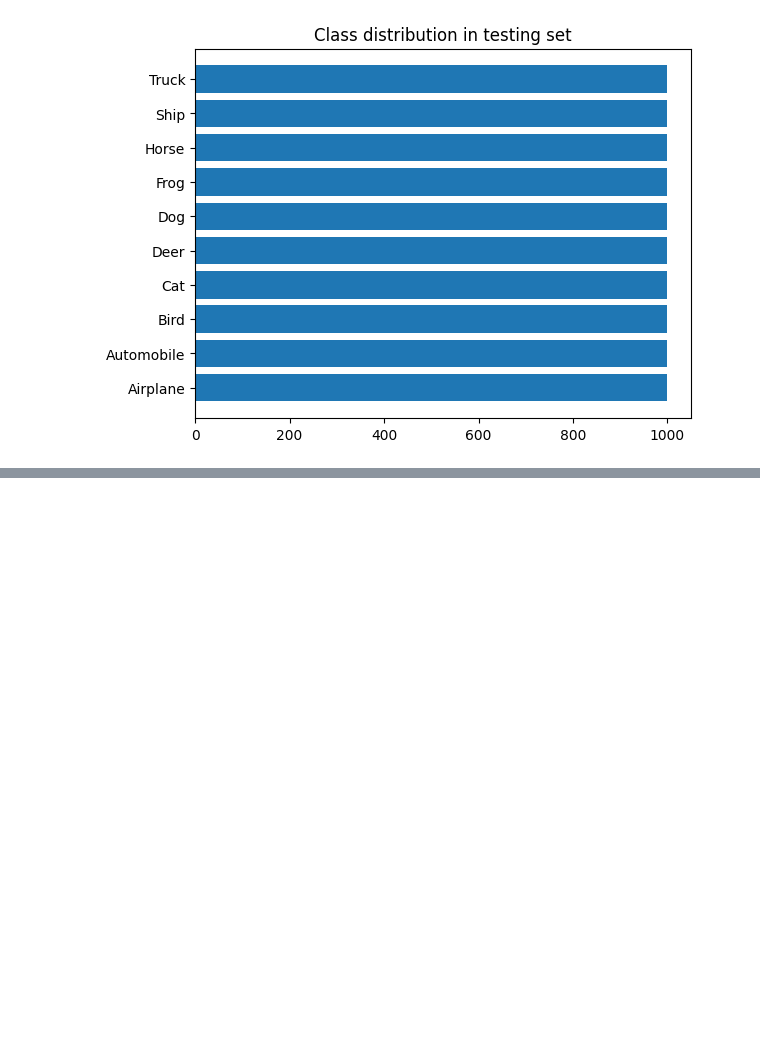
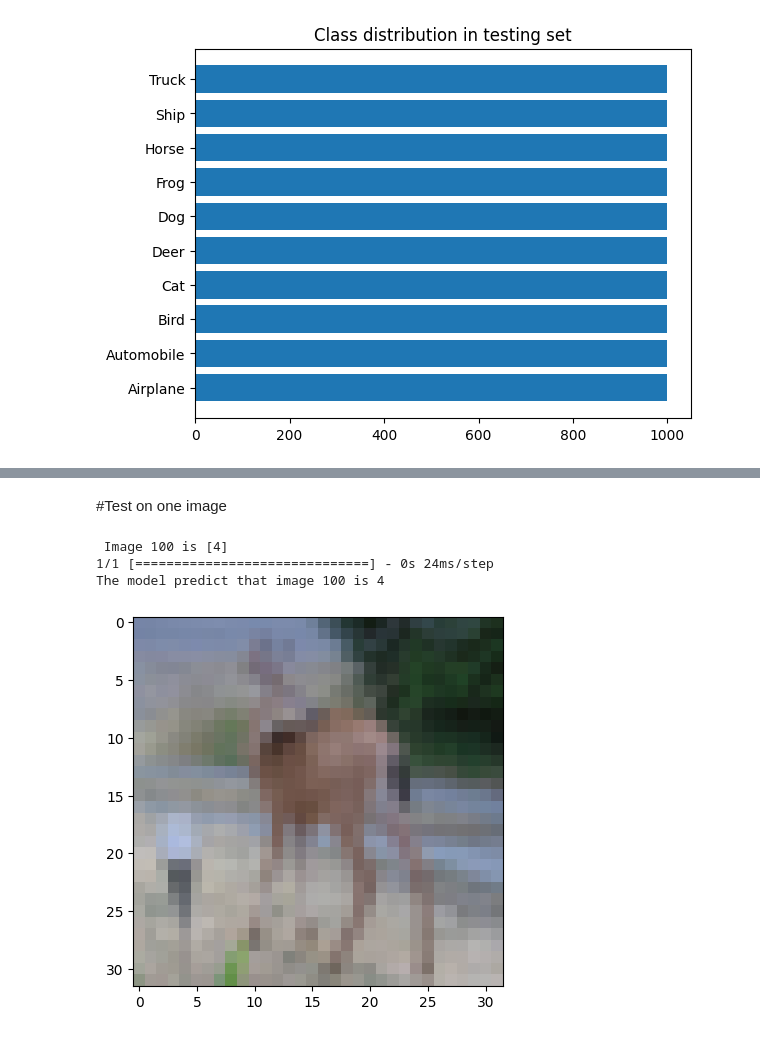
Before and after one commit to cabamarcos/SuperMask, a Jupyter notebook: CIFAR10_resolution.ipynb, the cells around one changed output, grey strips where cells are left out. Cells and saved outputs as stored; diff of their text form; code cells hidden in the pictures; blank space fills up the shorter version.

```diff
--- a/CIFAR10_resolution.ipynb
+++ b/CIFAR10_resolution.ipynb
@@ -105,0 +301,17 @@ Text(0.5, 1.0, 'Class distribution in testing set')
+# %% [markdown]
+#Test on one image
+# %%
+my_image = X_test[100]
+plt.imshow(my_image)
+
+# that's a Deer
+print(f" Image 100 is {y_test[100]}")
+
+# correctly predicted as a Deer
+pred_100 = np.argmax(model.predict(my_image.reshape(1, 32, 32, 3)))
+print(f"The model predict that image 100 is {pred_100}")
+# %% [output]
+ Image 100 is [4]
+1/1 [==============================] - 0s 24ms/step
+The model predict that image 100 is 4
+[figure, added]
```
Also changed, not shown: parts of 20 cells of this notebook.
